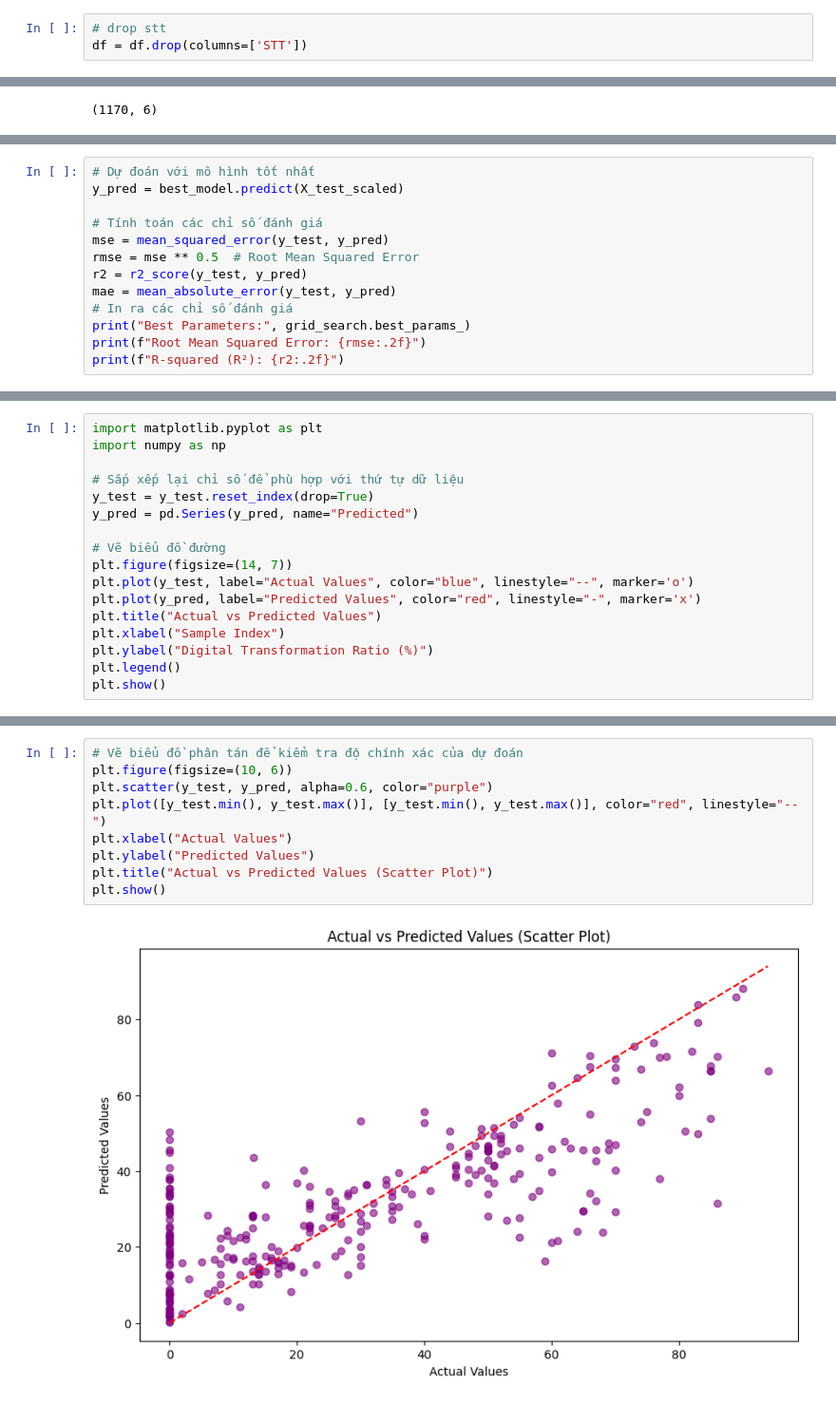
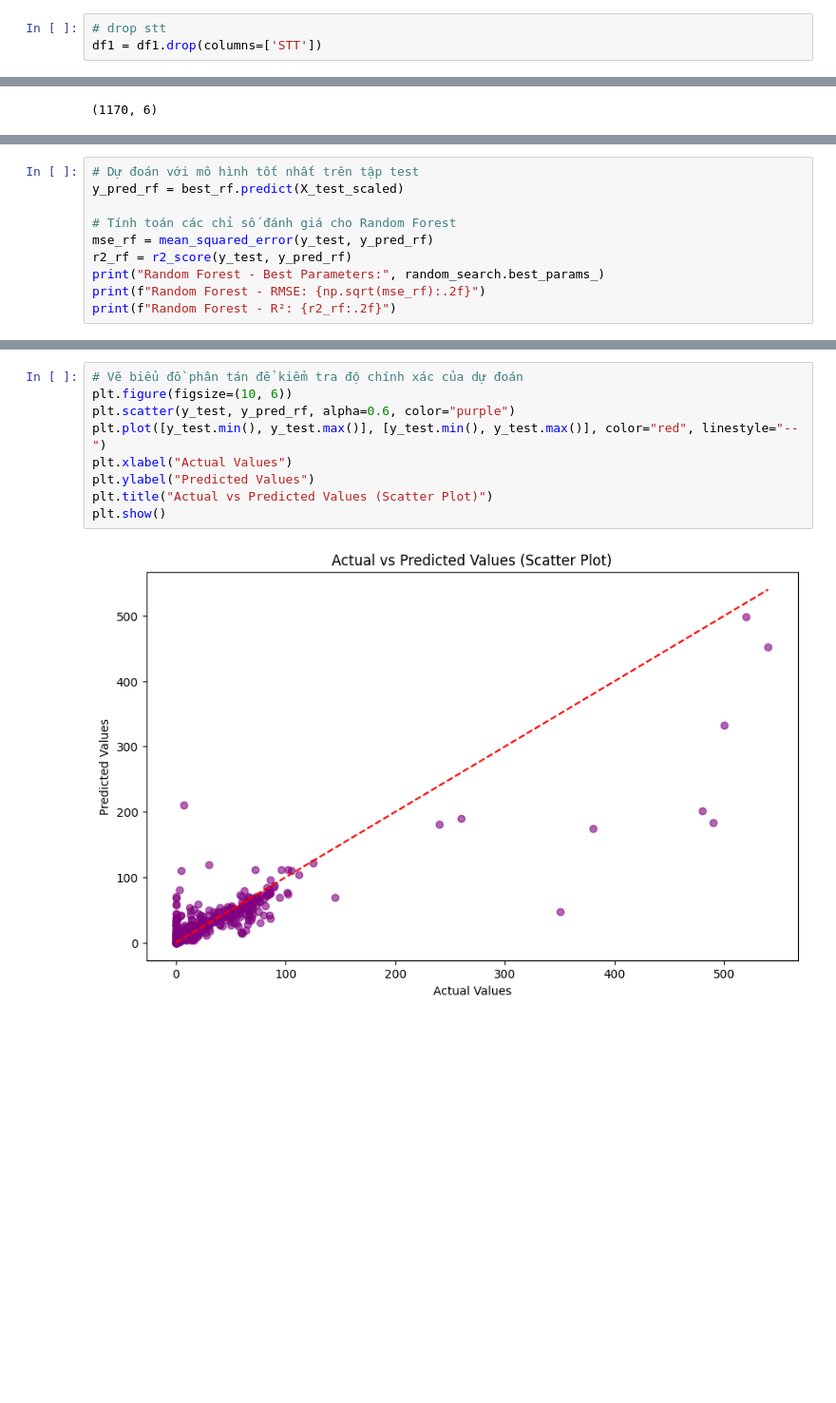
Before and after one commit to TheViet298/train_data_ttcs, a Jupyter notebook: ttcs_RF.ipynb, the cells around one changed output, grey strips where cells are left out. Shown: that part at 95% size. Saved outputs shown, nothing was run; the diff lists cells and outputs as text; blank space fills up the shorter version.

```diff
--- a/ttcs_RF.ipynb
+++ b/ttcs_RF.ipynb
@@ -88,5 +85,5 @@ array(['Algeria', 'Angola', 'Benin', 'Botswana', 'Burkina Faso',
       dtype=object)
 # %%
 # drop stt
-df = df.drop(columns=['STT'])
+df1 = df1.drop(columns=['STT'])
 # %%
@@ -185,14 +243,11 @@ Fitting 5 folds for each of 960 candidates, totalling 4800 fits
 # %%
-# Dự đoán với mô hình tốt nhất
-y_pred = best_model.predict(X_test_scaled)
+# Dự đoán với mô hình tốt nhất trên tập test
+y_pred_rf = best_rf.predict(X_test_scaled)
 
-# Tính toán các chỉ số đánh giá
-mse = mean_squared_error(y_test, y_pred)
-rmse = mse ** 0.5  # Root Mean Squared Error
-r2 = r2_score(y_test, y_pred)
-mae = mean_absolute_error(y_test, y_pred)
-# In ra các chỉ số đánh giá
-print("Best Parameters:", grid_search.best_params_)
-print(f"Root Mean Squared Error: {rmse:.2f}")
-print(f"R-squared (R²): {r2:.2f}")
+# Tính toán các chỉ số đánh giá cho Random Forest
+mse_rf = mean_squared_error(y_test, y_pred_rf)
+r2_rf = r2_score(y_test, y_pred_rf)
+print("Random Forest - Best Parameters:", random_search.best_params_)
+print(f"Random Forest - RMSE: {np.sqrt(mse_rf):.2f}")
+print(f"Random Forest - R²: {r2_rf:.2f}")
 # %% [output]
@@ -202,17 +256,0 @@ R-squared (R²): 0.59
-# %%
-import matplotlib.pyplot as plt
-import numpy as np
-
-# Sắp xếp lại chỉ số để phù hợp với thứ tự dữ liệu
-y_test = y_test.reset_index(drop=True)
-y_pred = pd.Series(y_pred, name="Predicted")
-
-# Vẽ biểu đồ đường
-plt.figure(figsize=(14, 7))
-plt.plot(y_test, label="Actual Values", color="blue", linestyle="--", marker='o')
-plt.plot(y_pred, label="Predicted Values", color="red", linestyle="-", marker='x')
-plt.title("Actual vs Predicted Values")
-plt.xlabel("Sample Index")
-plt.ylabel("Digital Transformation Ratio (%)")
-plt.legend()
-plt.show()
@@ -221,12 +257,12 @@ plt.show()
 # %%
 # Vẽ biểu đồ phân tán để kiểm tra độ chính xác của dự đoán
 plt.figure(figsize=(10, 6))
-plt.scatter(y_test, y_pred, alpha=0.6, color="purple")
+plt.scatter(y_test, y_pred_rf, alpha=0.6, color="purple")
 plt.plot([y_test.min(), y_test.max()], [y_test.min(), y_test.max()], color="red", linestyle="--")
 plt.xlabel("Actual Values")
 plt.ylabel("Predicted Values")
 plt.title("Actual vs Predicted Values (Scatter Plot)")
 plt.show()
 # %% [output]
-[figure, old version]
+[figure, new version]
 # %% [markdown]
```
Also changed, not shown: parts of 16 cells of this notebook.
